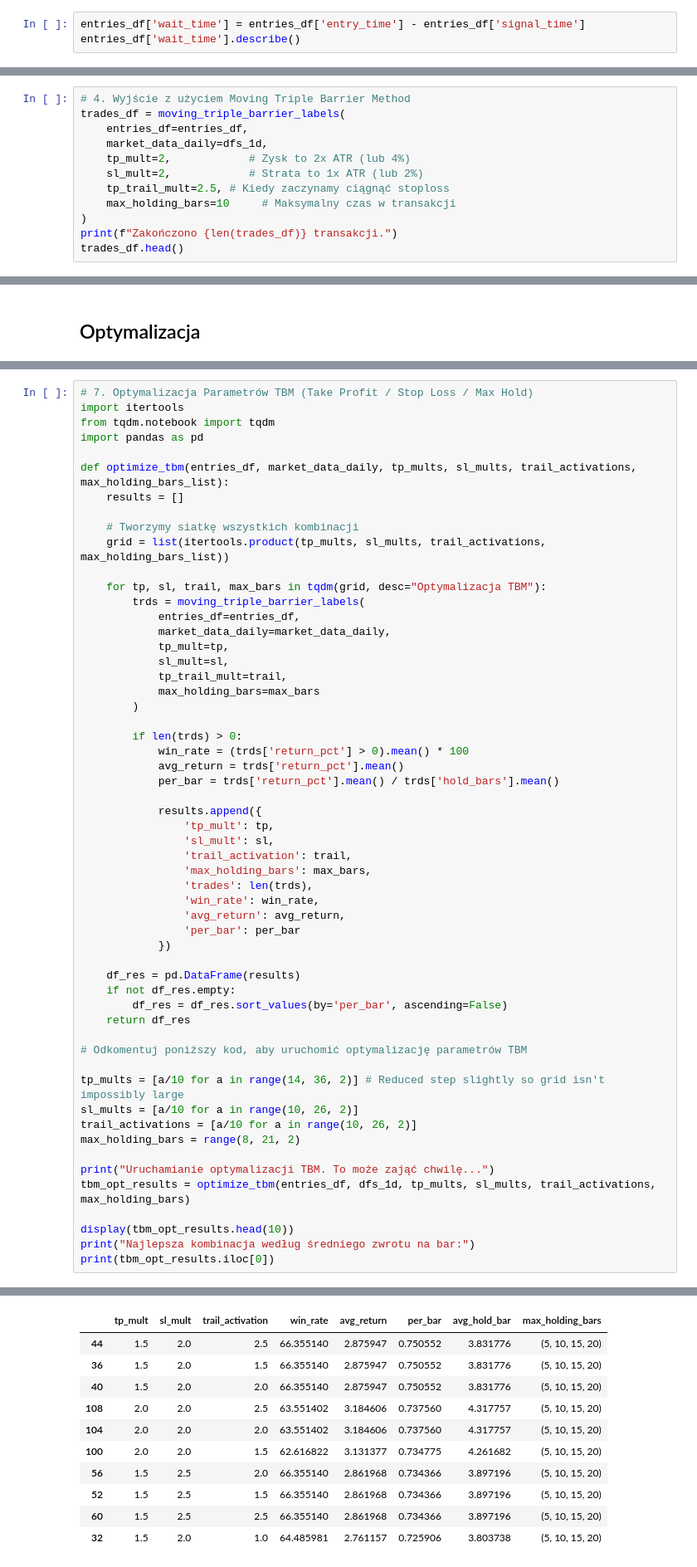
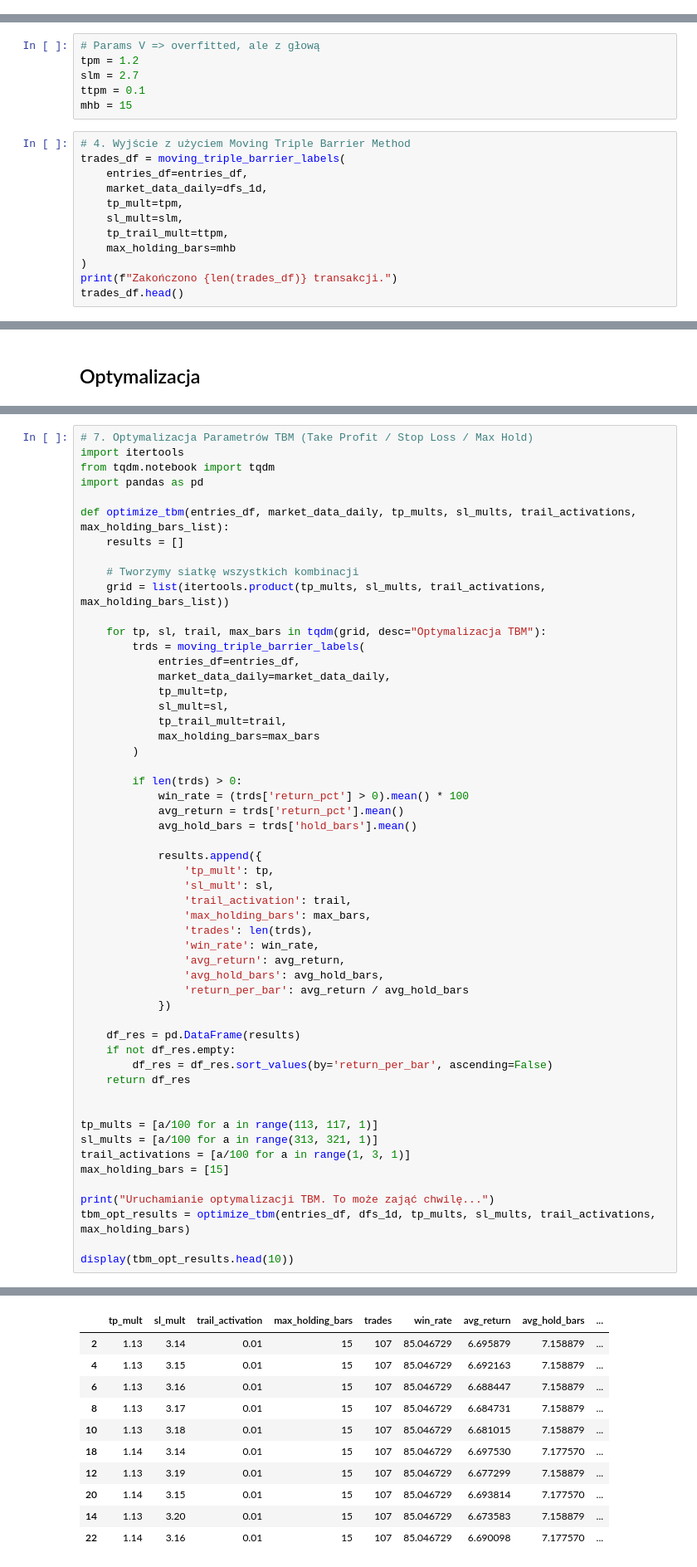
Before and after one commit to Tom-Wasko/lyse-lby, a Jupyter notebook: odbicie/main.ipynb, the cells around one changed output, grey strips where cells are left out. Shown at 83% size. Saved outputs shown, nothing was run; the diff lists cells and outputs as text.

```diff
--- a/odbicie/main.ipynb
+++ b/odbicie/main.ipynb
@@ -94,6 +102,3 @@ Wygenerowano 107 wejść przy progu 11.0%
 | 2 | ALB | 2023-10-29 | inverted_hammer | 2023-11-01 | 119.651602 | 134.440002 | 0.11 | 7.000488 |
 | 3 | ARE | 2025-11-23 | hammer | 2025-12-08 | 45.292099 | 50.889999 | 0.11 | 2.208598 |
 | 4 | AXP | 2025-03-23 | engulfing_bull | 2025-04-04 | 237.919998 | 270.510010 | 0.11 | 10.113220 |
-# %%
-entries_df['wait_time'] = entries_df['entry_time'] - entries_df['signal_time']
-entries_df['wait_time'].describe()
@@ -155,12 +129,18 @@ plt.show()
+# %%
+# Params V => overfitted, ale z głową
+tpm = 1.2
+slm = 2.7
+ttpm = 0.1
+mhb = 15
 # %%
 # 4. Wyjście z użyciem Moving Triple Barrier Method
 trades_df = moving_triple_barrier_labels(
     entries_df=entries_df,
     market_data_daily=dfs_1d,
-    tp_mult=2,            # Zysk to 2x ATR (lub 4%)
-    sl_mult=2,            # Strata to 1x ATR (lub 2%)
-    tp_trail_mult=2.5, # Kiedy zaczynamy ciągnąć stoploss
-    max_holding_bars=10     # Maksymalny czas w transakcji
+    tp_mult=tpm,
+    sl_mult=slm,
+    tp_trail_mult=ttpm,
+    max_holding_bars=mhb
 )
 print(f"Zakończono {len(trades_df)} transakcji.")
 trades_df.head()
@@ -265,51 +265,49 @@ def optimize_tbm(entries_df, market_data_daily, tp_mults, sl_mults, trail_activa
             tp_trail_mult=trail,
             max_holding_bars=max_bars
         )
 
         if len(trds) > 0:
             win_rate = (trds['return_pct'] > 0).mean() * 100
             avg_return = trds['return_pct'].mean()
-            per_bar = trds['return_pct'].mean() / trds['hold_bars'].mean()
+            avg_hold_bars = trds['hold_bars'].mean()
 
             results.append({
                 'tp_mult': tp,
                 'sl_mult': sl,
                 'trail_activation': trail,
                 'max_holding_bars': max_bars,
                 'trades': len(trds),
                 'win_rate': win_rate,
                 'avg_return': avg_return,
-                'per_bar': per_bar
+                'avg_hold_bars': avg_hold_bars,
+                'return_per_bar': avg_return / avg_hold_bars
             })
 
     df_res = pd.DataFrame(results)
     if not df_res.empty:
-        df_res = df_res.sort_values(by='per_bar', ascending=False)
+        df_res = df_res.sort_values(by='return_per_bar', ascending=False)
     return df_res
 
-# Odkomentuj poniższy kod, aby uruchomić optymalizację parametrów TBM
 
-tp_mults = [a/10 for a in range(14, 36, 2)] # Reduced step slightly so grid isn't impossibly large
-sl_mults = [a/10 for a in range(10, 26, 2)]
-trail_activations = [a/10 for a in range(10, 26, 2)]
-max_holding_bars = range(8, 21, 2)
+tp_mults = [a/100 for a in range(113, 117, 1)]
+sl_mults = [a/100 for a in range(313, 321, 1)]
+trail_activations = [a/100 for a in range(1, 3, 1)]
+max_holding_bars = [15]
 
 print("Uruchamianie optymalizacji TBM. To może zająć chwilę...")
 tbm_opt_results = optimize_tbm(entries_df, dfs_1d, tp_mults, sl_mults, trail_activations, max_holding_bars)
 
 display(tbm_opt_results.head(10))
-print("Najlepsza kombinacja według średniego zwrotu na bar:")
-print(tbm_opt_results.iloc[0])
 # %% [output]
 Uruchamianie optymalizacji TBM. To może zająć chwilę...
-|  | tp_mult | sl_mult | trail_activation | win_rate | avg_return | per_bar | avg_hold_bar | max_holding_bars |
-| 44 | 1.5 | 2.0 | 2.5 | 66.355140 | 2.875947 | 0.750552 | 3.831776 | (5, 10, 15, 20) |
-| 36 | 1.5 | 2.0 | 1.5 | 66.355140 | 2.875947 | 0.750552 | 3.831776 | (5, 10, 15, 20) |
-| 40 | 1.5 | 2.0 | 2.0 | 66.355140 | 2.875947 | 0.750552 | 3.831776 | (5, 10, 15, 20) |
-| 108 | 2.0 | 2.0 | 2.5 | 63.551402 | 3.184606 | 0.737560 | 4.317757 | (5, 10, 15, 20) |
-| 104 | 2.0 | 2.0 | 2.0 | 63.551402 | 3.184606 | 0.737560 | 4.317757 | (5, 10, 15, 20) |
-| 100 | 2.0 | 2.0 | 1.5 | 62.616822 | 3.131377 | 0.734775 | 4.261682 | (5, 10, 15, 20) |
-| 56 | 1.5 | 2.5 | 2.0 | 66.355140 | 2.861968 | 0.734366 | 3.897196 | (5, 10, 15, 20) |
-| 52 | 1.5 | 2.5 | 1.5 | 66.355140 | 2.861968 | 0.734366 | 3.897196 | (5, 10, 15, 20) |
-| 60 | 1.5 | 2.5 | 2.5 | 66.355140 | 2.861968 | 0.734366 | 3.897196 | (5, 10, 15, 20) |
-| 32 | 1.5 | 2.0 | 1.0 | 64.485981 | 2.761157 | 0.725906 | 3.803738 | (5, 10, 15, 20) |
+|  | tp_mult | sl_mult | trail_activation | max_holding_bars | trades | win_rate | avg_return | avg_hold_bars | ... |
+| 2 | 1.13 | 3.14 | 0.01 | 15 | 107 | 85.046729 | 6.695879 | 7.158879 | ... |
+| 4 | 1.13 | 3.15 | 0.01 | 15 | 107 | 85.046729 | 6.692163 | 7.158879 | ... |
+| 6 | 1.13 | 3.16 | 0.01 | 15 | 107 | 85.046729 | 6.688447 | 7.158879 | ... |
+| 8 | 1.13 | 3.17 | 0.01 | 15 | 107 | 85.046729 | 6.684731 | 7.158879 | ... |
+| 10 | 1.13 | 3.18 | 0.01 | 15 | 107 | 85.046729 | 6.681015 | 7.158879 | ... |
+| 18 | 1.14 | 3.14 | 0.01 | 15 | 107 | 85.046729 | 6.697530 | 7.177570 | ... |
+| 12 | 1.13 | 3.19 | 0.01 | 15 | 107 | 85.046729 | 6.677299 | 7.158879 | ... |
+| 20 | 1.14 | 3.15 | 0.01 | 15 | 107 | 85.046729 | 6.693814 | 7.177570 | ... |
+| 14 | 1.13 | 3.20 | 0.01 | 15 | 107 | 85.046729 | 6.673583 | 7.158879 | ... |
+| 22 | 1.14 | 3.16 | 0.01 | 15 | 107 | 85.046729 | 6.690098 | 7.177570 | ... |
```
Also changed, not shown: parts of 16 cells of this notebook, 2 other files.
